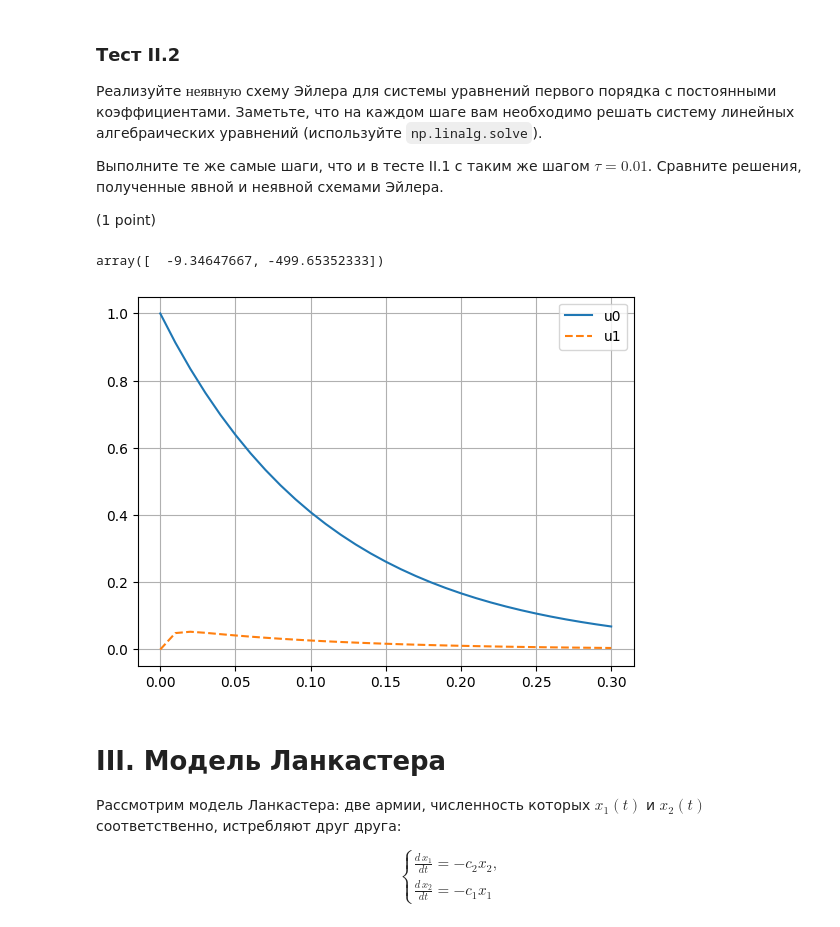
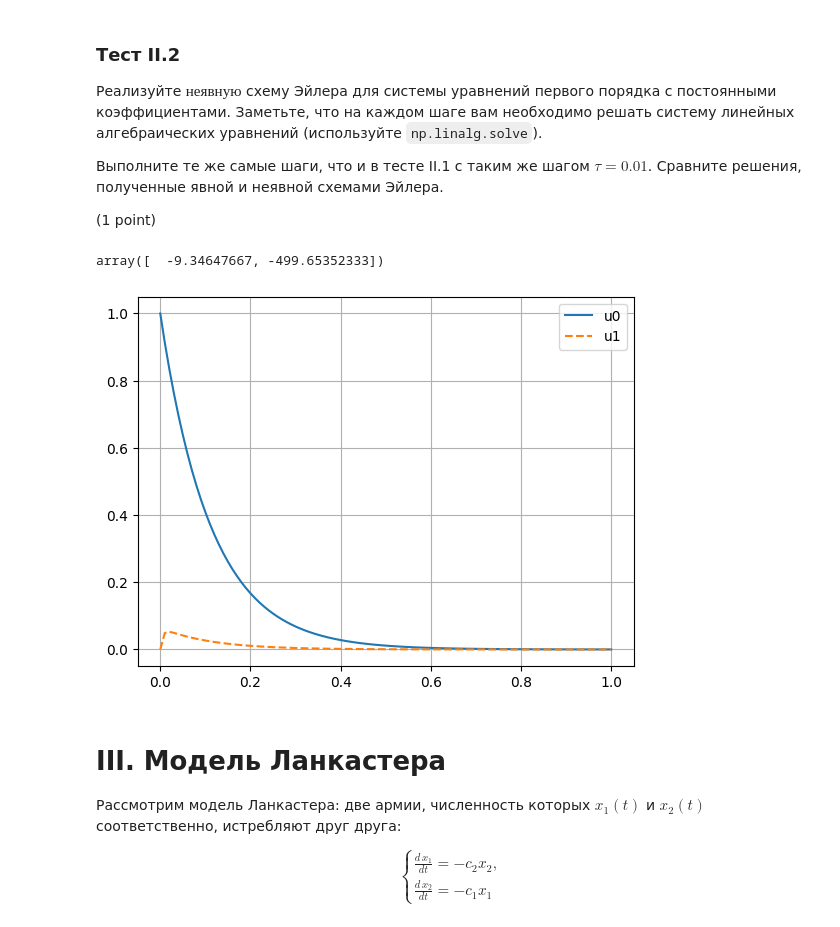
Before and after one commit to Clai101/Comp_Ph, a Jupyter notebook: 1_Sorted_HW/HW_2/IVP_ODE.ipynb, the cells around one changed output. Saved outputs shown, nothing was run; the diff lists cells and outputs as text; code cells hidden in the pictures.

```diff
--- a/1_Sorted_HW/HW_2/IVP_ODE.ipynb
+++ b/1_Sorted_HW/HW_2/IVP_ODE.ipynb
@@ -142,24 +142,24 @@ array([  -9.34647667, -499.65352333])
 # %%
 A = np.array([[-10, 10], [32, -499]])
 def implicit_euler_solve_(A, u0, T, dt):
     num_steps = int(T/dt)
     tt = np.arange(num_steps+1)*dt
     y = np.zeros([len(u0), num_steps+1])
     y[:,0] = u0
     for k in range(num_steps):
         y[:, k+1]= np.matmul(np.linalg.inv(np.eye(len(u0)) - dt * A), y[:, k])
     return tt, y
 
-tt, y = implicit_euler_solve_(A, np.array([1, 0]), 0.3, 0.01)
+tt, y = implicit_euler_solve_(A, np.array([1, 0]), 1, 0.01)
 plt.plot(tt, y[0], label="u0")
 plt.plot(tt, y[1], "--", label="u1")
 plt.legend(loc='best')
 plt.grid(True)
 
 np.linalg.eigvals(A)
 # %% [output]
 array([  -9.34647667, -499.65352333])
-[figure, old version]
+[figure, new version]
 # %% [markdown]
 # III. Модель Ланкастера
 
```
Also changed, not shown: parts of 5 cells of this notebook.
